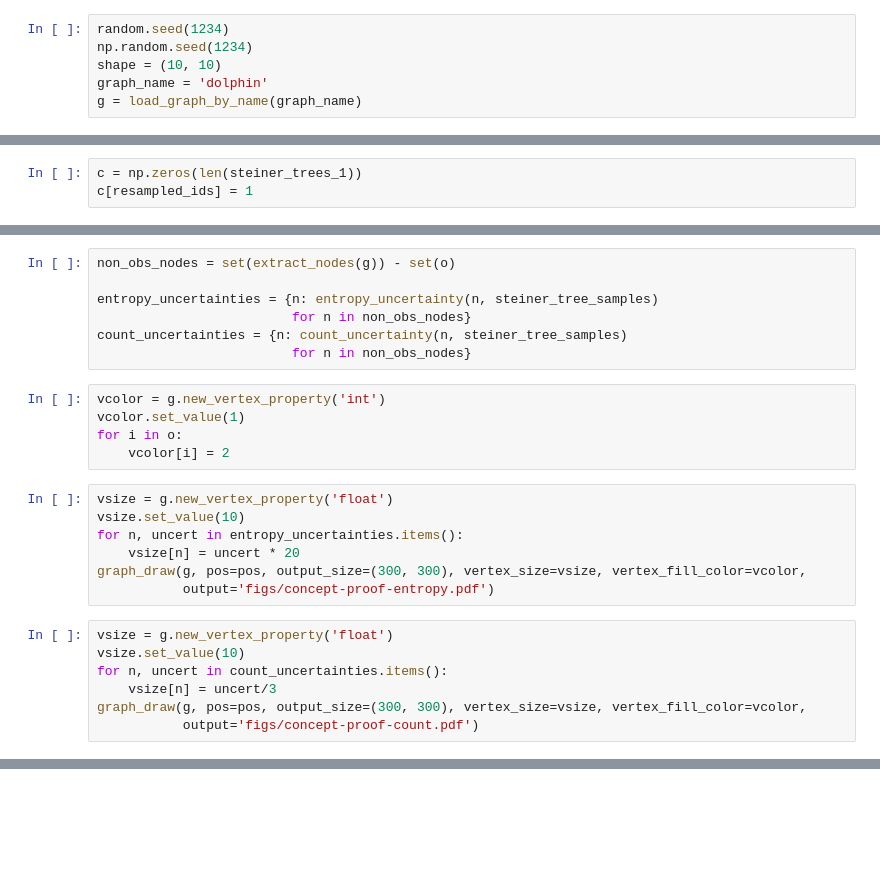
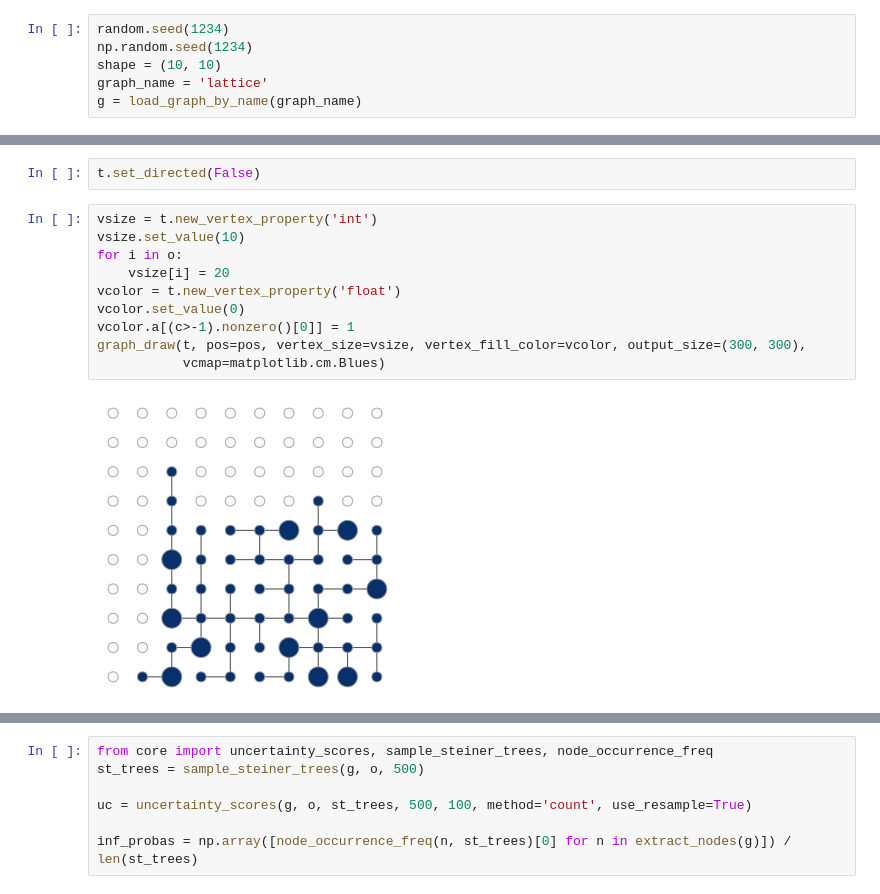
Before and after one commit to xiaohan2012/active-cascade-reconstruction, a Jupyter notebook: proof_of_concept.ipynb, the cells around one changed output, grey strips where cells are left out. Saved outputs shown, nothing was run; the diff lists cells and outputs as text; blank space fills up the shorter version.

Commit message:
concept proof: inf proba vs uncertainty

```diff
--- a/proof_of_concept.ipynb
+++ b/proof_of_concept.ipynb
@@ -19,7 +30,7 @@ from viz_helpers import lattice_node_pos
 random.seed(1234)
 np.random.seed(1234)
 shape = (10, 10)
-graph_name = 'dolphin'
+graph_name = 'lattice'
 g = load_graph_by_name(graph_name)
 # %%
 if graph_name == 'lattice':
@@ -117,3 +50,0 @@ resampled_ids = random.choice(np.arange(len(steiner_trees_1)), m, replace=False,
-# %%
-c = np.zeros(len(steiner_trees_1))
-c[resampled_ids] = 1
@@ -153,26 +51,14 @@ def count_uncertainty(n, trees):
-# %%
-non_obs_nodes = set(extract_nodes(g)) - set(o)
-
-entropy_uncertainties = {n: entropy_uncertainty(n, steiner_tree_samples)
-                         for n in non_obs_nodes}
-count_uncertainties = {n: count_uncertainty(n, steiner_tree_samples)
-                         for n in non_obs_nodes}
-# %%
-vcolor = g.new_vertex_property('int')
-vcolor.set_value(1)
-for i in o:
-    vcolor[i] = 2
-# %%
-vsize = g.new_vertex_property('float')
-vsize.set_value(10)
-for n, uncert in entropy_uncertainties.items():
-    vsize[n] = uncert * 20
-graph_draw(g, pos=pos, output_size=(300, 300), vertex_size=vsize, vertex_fill_color=vcolor,
-           output='figs/concept-proof-entropy.pdf')
-# %%
-vsize = g.new_vertex_property('float')
-vsize.set_value(10)
-for n, uncert in count_uncertainties.items():
-    vsize[n] = uncert/3
-graph_draw(g, pos=pos, output_size=(300, 300), vertex_size=vsize, vertex_fill_color=vcolor,
-           output='figs/concept-proof-count.pdf')
+# %%
+t.set_directed(False)
+# %%
+vsize = t.new_vertex_property('int')
+vsize.set_value(10)
+for i in o:
+    vsize[i] = 20
+vcolor = t.new_vertex_property('float')
+vcolor.set_value(0)
+vcolor.a[(c>-1).nonzero()[0]] = 1
+graph_draw(t, pos=pos, vertex_size=vsize, vertex_fill_color=vcolor, output_size=(300, 300),
+           vcmap=matplotlib.cm.Blues)
+# %% [output]
+[figure, added]
@@ -178,0 +66,7 @@ graph_draw(g, pos=pos, output_size=(300, 300), vertex_size=vsize, vertex_fill_co
+# %%
+from core import uncertainty_scores, sample_steiner_trees, node_occurrence_freq
+st_trees = sample_steiner_trees(g, o, 500)
+
+uc = uncertainty_scores(g, o, st_trees, 500, 100, method='count', use_resample=True)
+
+inf_probas = np.array([node_occurrence_freq(n, st_trees)[0] for n in extract_nodes(g)]) / len(st_trees)
```
Also changed, not shown: parts of 22 cells of this notebook.
